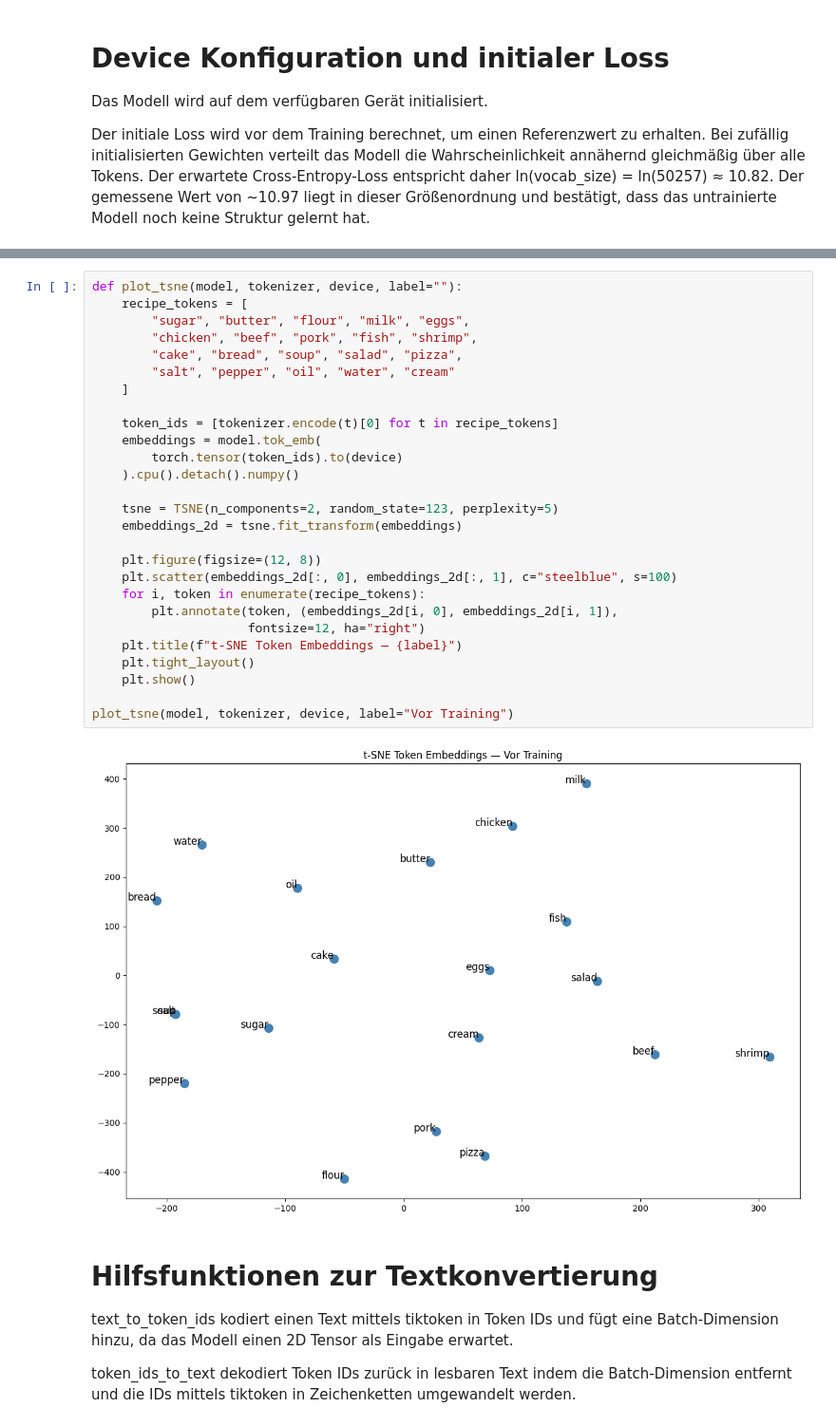
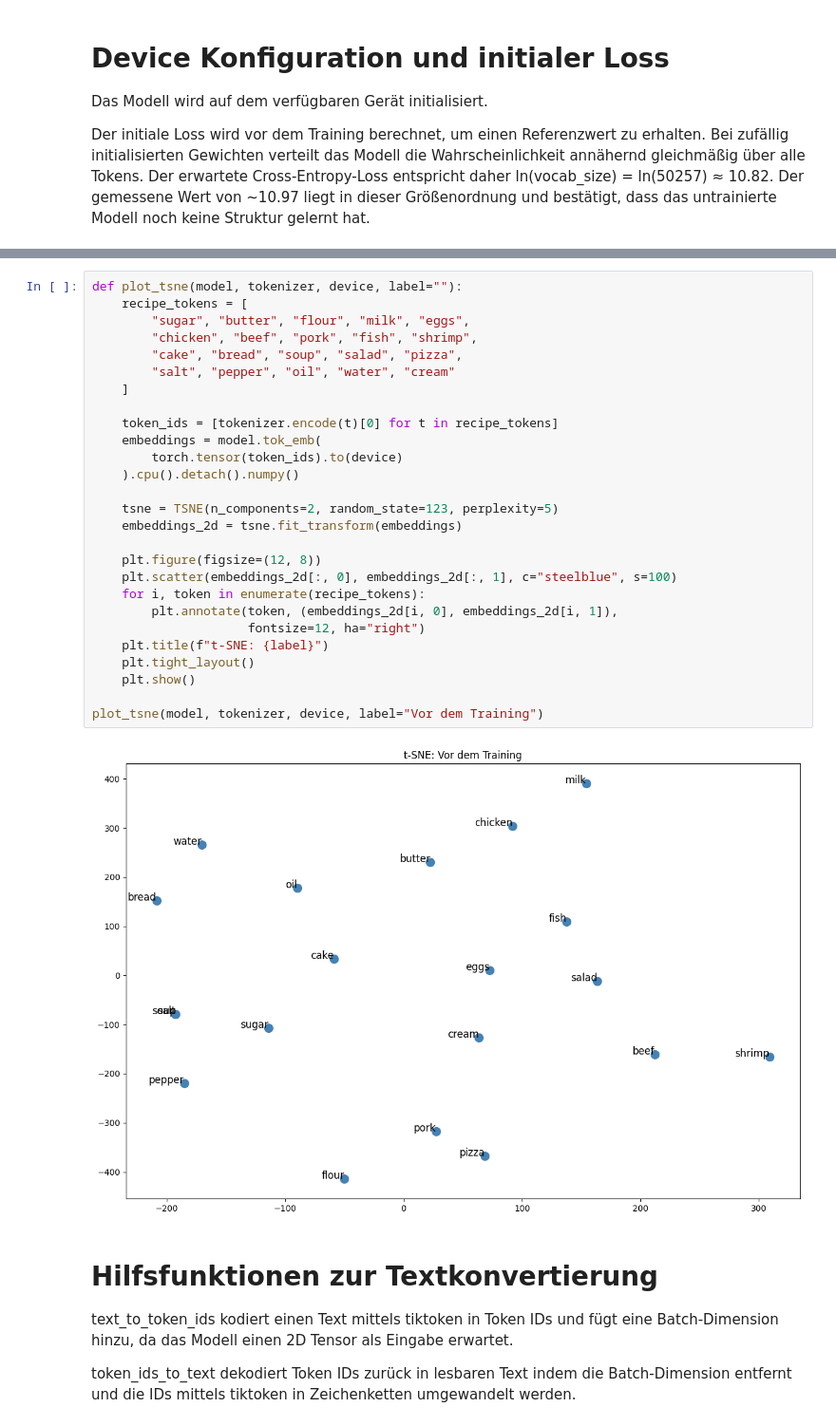
Before and after one commit to fhollaender/LLMs-from-scratch, a Jupyter notebook: Abgabe/lab5.ipynb, the cells around one changed output, grey strips where cells are left out. Shown at 95% size. Cells and saved outputs as stored; diff of their text form.

```diff
--- a/Abgabe/lab5.ipynb
+++ b/Abgabe/lab5.ipynb
@@ -307,32 +341,32 @@ output_vor = plot_model_state(model, tokenizer, device, label="Vor Training")
 # %%
 def plot_tsne(model, tokenizer, device, label=""):
     recipe_tokens = [
         "sugar", "butter", "flour", "milk", "eggs",
         "chicken", "beef", "pork", "fish", "shrimp",
         "cake", "bread", "soup", "salad", "pizza",
         "salt", "pepper", "oil", "water", "cream"
     ]
 
     token_ids = [tokenizer.encode(t)[0] for t in recipe_tokens]
     embeddings = model.tok_emb(
         torch.tensor(token_ids).to(device)
     ).cpu().detach().numpy()
 
     tsne = TSNE(n_components=2, random_state=123, perplexity=5)
     embeddings_2d = tsne.fit_transform(embeddings)
 
     plt.figure(figsize=(12, 8))
     plt.scatter(embeddings_2d[:, 0], embeddings_2d[:, 1], c="steelblue", s=100)
     for i, token in enumerate(recipe_tokens):
         plt.annotate(token, (embeddings_2d[i, 0], embeddings_2d[i, 1]),
                      fontsize=12, ha="right")
-    plt.title(f"t-SNE Token Embeddings — {label}")
+    plt.title(f"t-SNE: {label}")
     plt.tight_layout()
     plt.show()
 
-plot_tsne(model, tokenizer, device, label="Vor Training")
+plot_tsne(model, tokenizer, device, label="Vor dem Training")
 # %% [output]
-[figure, old version]
+[figure, new version]
 # %% [markdown]
 # Hilfsfunktionen zur Textkonvertierung
 
```
Also changed, not shown: parts of 16 cells of this notebook.
